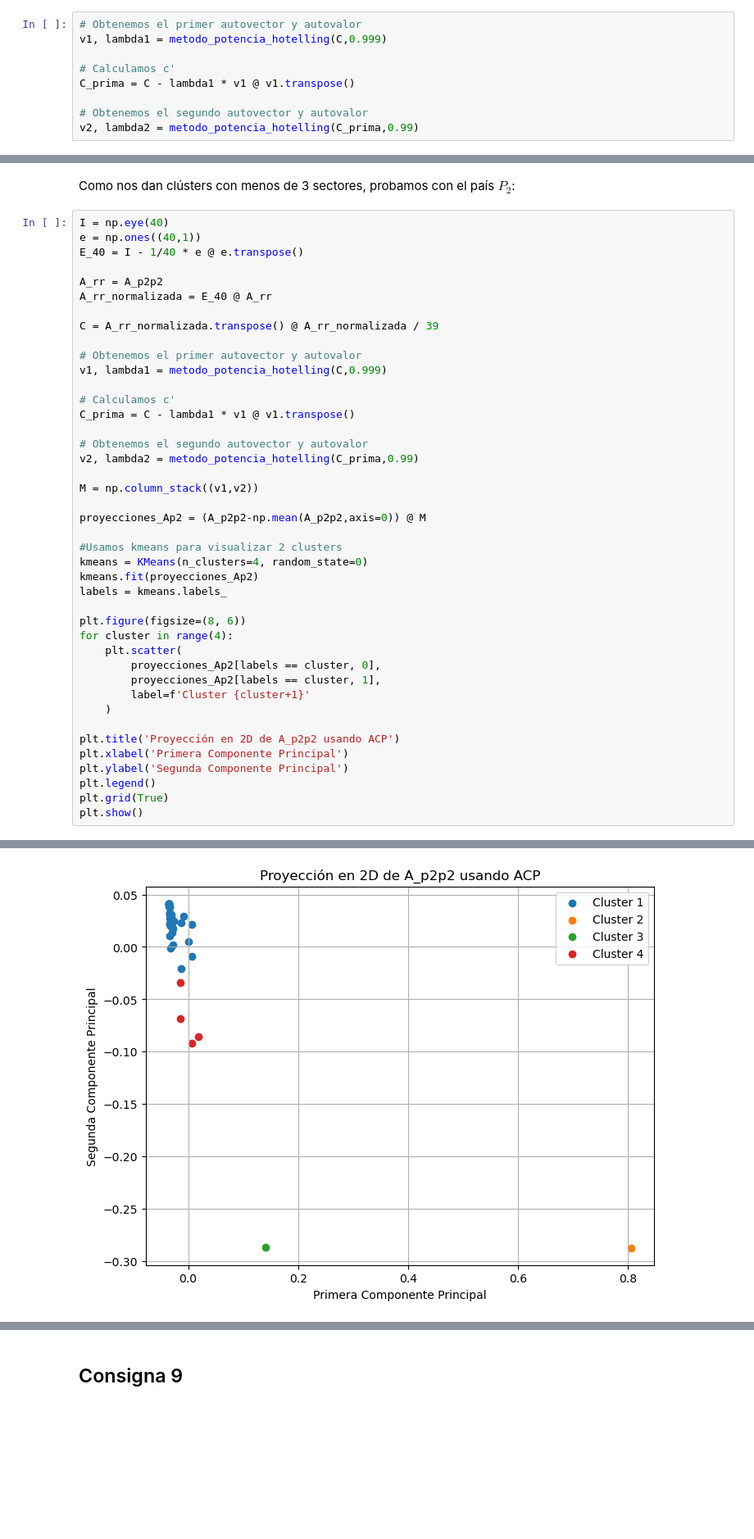
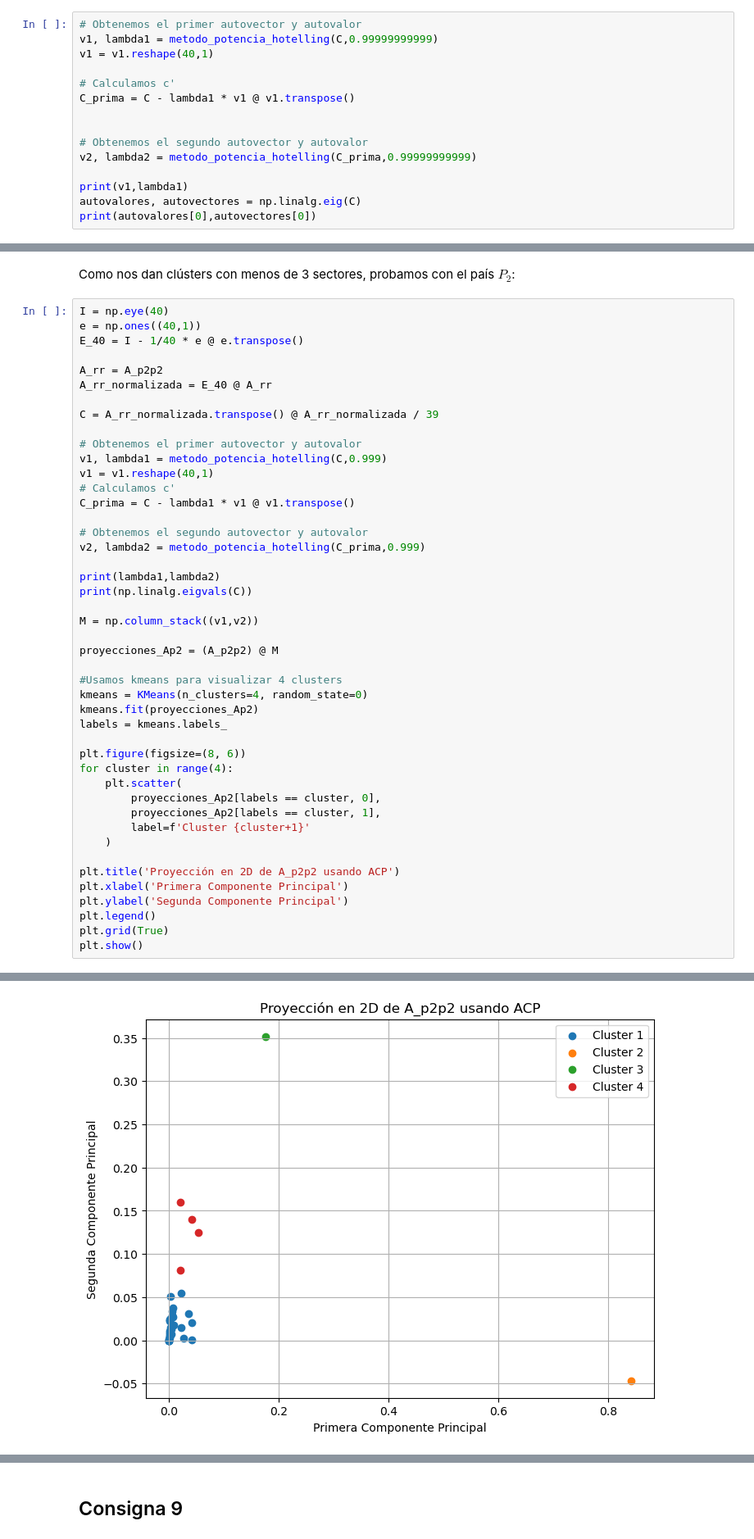
Before and after one commit to IMAbril/Matrices_Insumo-Producto, a Jupyter notebook: notebooks/TP2_resuelto.ipynb, the cells around one changed output, grey strips where cells are left out. Shown at 82% size. Saved outputs shown, nothing was run; the diff lists cells and outputs as text; blank space fills up the shorter version.

```diff
--- a/notebooks/TP2_resuelto.ipynb
+++ b/notebooks/TP2_resuelto.ipynb
@@ -465,10 +465,16 @@ C = A_rr_normalizada.transpose() @ A_rr_normalizada / 39
 Obtenemos los dos primeros autovalores utilizando el método de la potencia y el algoritmo de deflacion de Hotelling
 # %%
 # Obtenemos el primer autovector y autovalor
-v1, lambda1 = metodo_potencia_hotelling(C,0.999)
+v1, lambda1 = metodo_potencia_hotelling(C,0.99999999999)
+v1 = v1.reshape(40,1)
 
 # Calculamos c'
 C_prima = C - lambda1 * v1 @ v1.transpose()
 
+
 # Obtenemos el segundo autovector y autovalor
-v2, lambda2 = metodo_potencia_hotelling(C_prima,0.99)
+v2, lambda2 = metodo_potencia_hotelling(C_prima,0.99999999999)
+
+print(v1,lambda1)
+autovalores, autovectores = np.linalg.eig(C)
+print(autovalores[0],autovectores[0])
@@ -519,18 +543,21 @@ C = A_rr_normalizada.transpose() @ A_rr_normalizada / 39
 
 # Obtenemos el primer autovector y autovalor
 v1, lambda1 = metodo_potencia_hotelling(C,0.999)
-
+v1 = v1.reshape(40,1)
 # Calculamos c'
 C_prima = C - lambda1 * v1 @ v1.transpose()
 
 # Obtenemos el segundo autovector y autovalor
-v2, lambda2 = metodo_potencia_hotelling(C_prima,0.99)
+v2, lambda2 = metodo_potencia_hotelling(C_prima,0.999)
+
+print(lambda1,lambda2)
+print(np.linalg.eigvals(C))
 
 M = np.column_stack((v1,v2))
 
-proyecciones_Ap2 = (A_p2p2-np.mean(A_p2p2,axis=0)) @ M
+proyecciones_Ap2 = (A_p2p2) @ M
 
-#Usamos kmeans para visualizar 2 clusters
+#Usamos kmeans para visualizar 4 clusters
 kmeans = KMeans(n_clusters=4, random_state=0)
 kmeans.fit(proyecciones_Ap2)
 labels = kmeans.labels_
@@ -553 +591 @@ plt.show()
-[figure, old version]
+[figure, new version]
```
Also changed, not shown: parts of 10 cells of this notebook.
